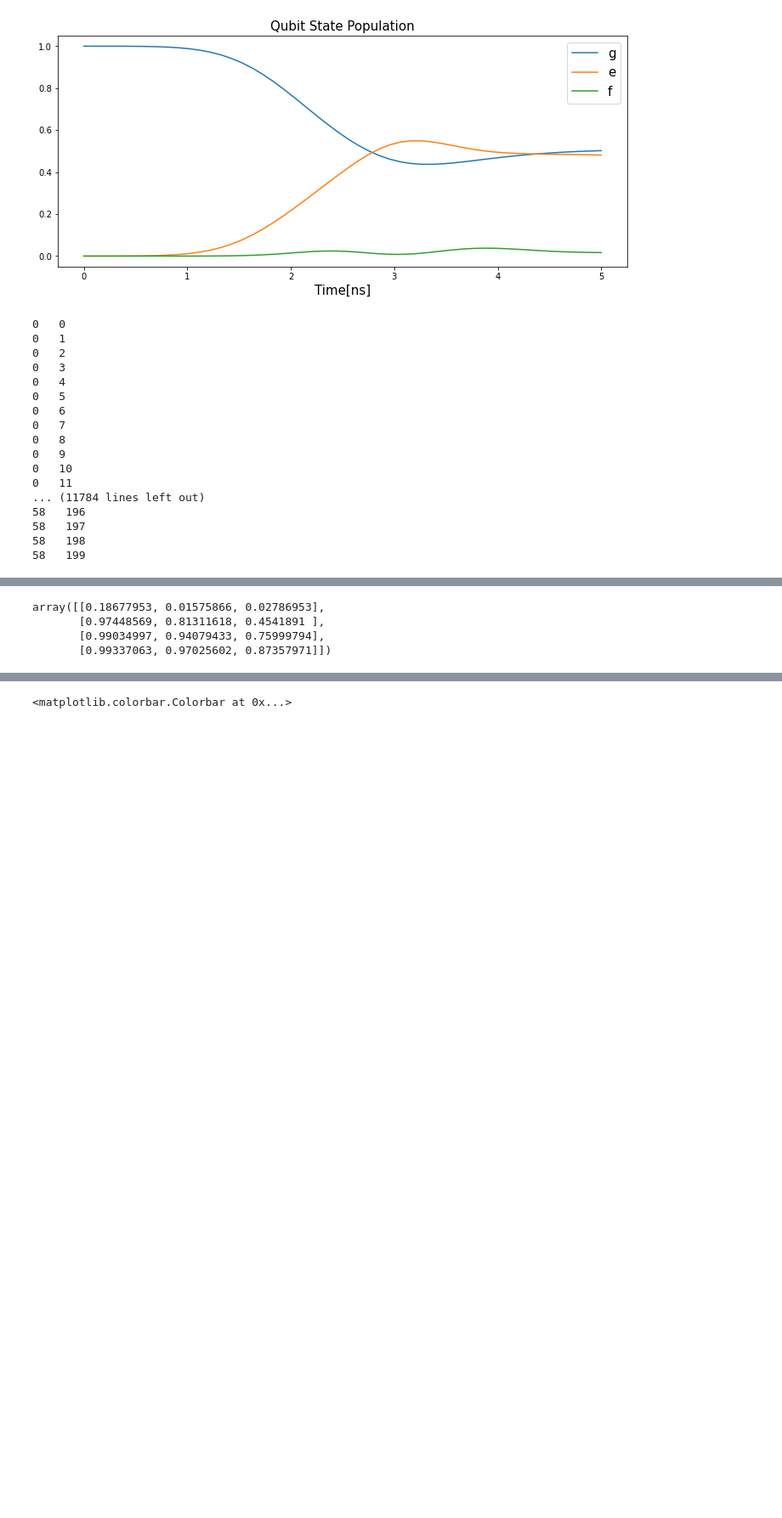
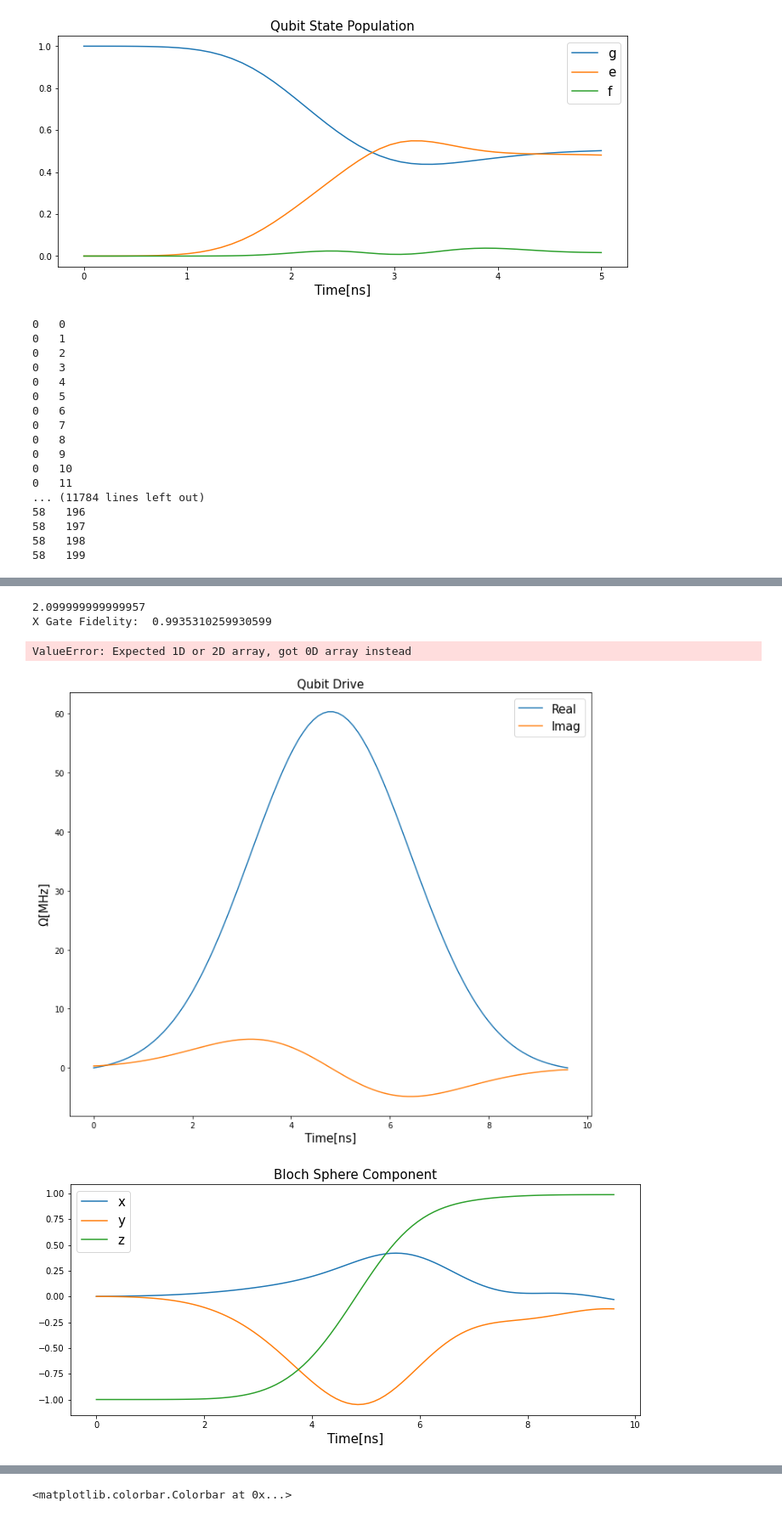
Before and after one commit to gkim23/kseamentoring, a Jupyter notebook: ksea_mentoring_9.ipynb, the cells around one changed output, grey strips where cells are left out. Shown at 85% size. Cells and saved outputs as stored; diff of their text form; code cells hidden in the pictures; blank space fills up the shorter version.

```diff
--- a/ksea_mentoring_9.ipynb
+++ b/ksea_mentoring_9.ipynb
@@ -328,7 +328,7 @@ def drag_fidelity_ex(pulse_length_ns, chop, alpha):
     pulse_sigma_ns = pulse_length_ns/chop
     omega = drag_generator_ex(pulse_sigma_ns, pulse_length_ns, alpha)
     pi_hamiltonian = driven_hamiltonian(omega=omega, free_hamiltonian=transmon_hamiltonian, qubit_x = qubit_x, qubit_y = qubit_y, plot=False)
-    tlist = np.linspace(0, pulse_length_ns*10, pulse_length_ns*10)
+    tlist = np.linspace(0, pulse_length_ns, pulse_length_ns)
     res = qt.mesolve(pi_hamiltonian,psi0,tlist,c_ops=c_ops, e_ops=e_ops, options=qt.Options(store_states=False))
     return res.expect[4][-1]
 # %%
@@ -366,23 +384,25 @@ for j in range(len(alpha_list)):
 # %%
 pulse_length_ns = 96
 chop = 6
-alpha = alpha_list(np.argmax(fidelity_list_96ns))
+alpha = alpha_list[np.argmax(fidelity_list_96ns)]
+print(alpha)
 
 pulse_sigma_ns = pulse_length_ns/chop
 
 tlist = np.linspace(0, pulse_length_ns, pulse_length_ns)
 omega = drag_generator_ex(pulse_sigma_ns, pulse_length_ns, alpha)
 pi_hamiltonian = driven_hamiltonian(omega=omega, free_hamiltonian=transmon_hamiltonian, qubit_x = qubit_x, qubit_y = qubit_y, plot=True)
 res = qt.mesolve(pi_hamiltonian,psi0,tlist,c_ops=c_ops, e_ops=e_ops, options=qt.Options(store_states=True))
 bvec_array = [res.expect[0],res.expect[1],res.expect[2]]
 np.savetxt("bvec_array.txt", bvec_array)
 plist = [res.expect[3], res.expect[4], res.expect[5]]
 plot_bloch_vector_component(tlist=tlist, bloch_array=bvec_array)
 plot_population(tlist=tlist, p_list=plist)
 print("X Gate Fidelity: ", plist[1][-1])
 np.savetxt("fidelity.txt", plist[1][-1])
 # %% [output]
-array([[0.18677953, 0.01575866, 0.02786953],
-       [0.97448569, 0.81311618, 0.4541891 ],
-       [0.99034997, 0.94079433, 0.75999794],
-       [0.99337063, 0.97025602, 0.87357971]])
+2.099999999999957
+X Gate Fidelity:  0.9935310259930599
+ValueError: Expected 1D or 2D array, got 0D array instead
+[figure, added]
+[figure, added]
```
Also changed, not shown: parts of 2 cells of this notebook.
